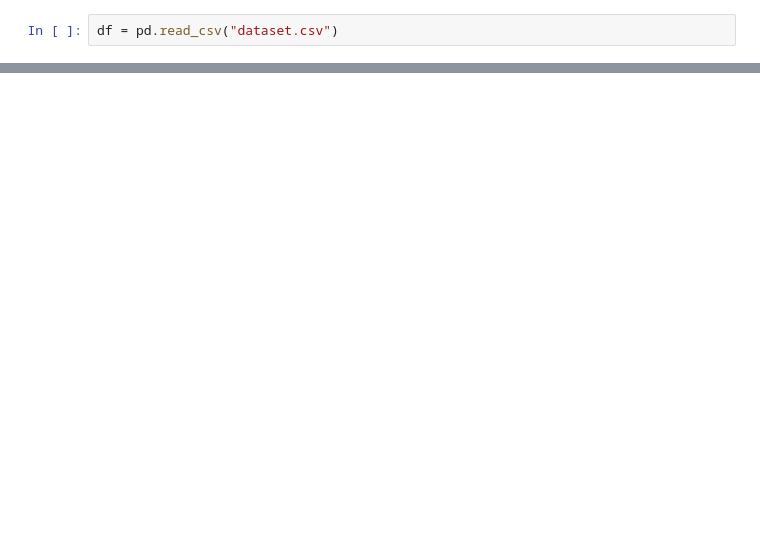
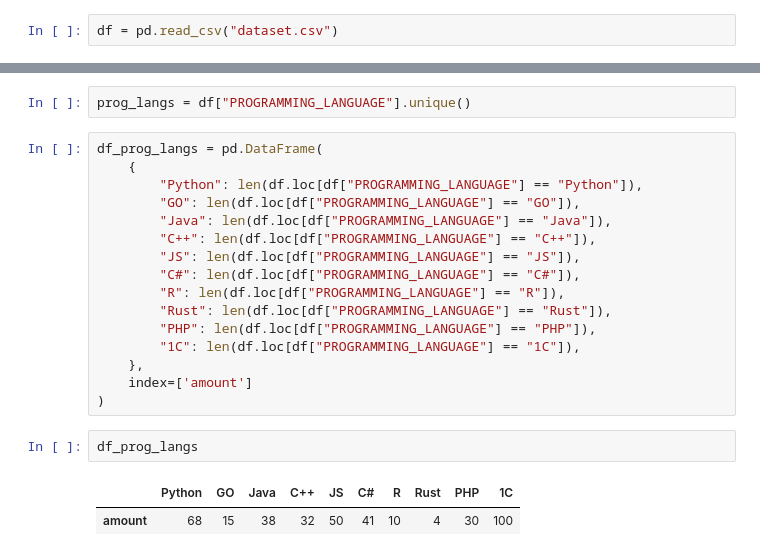
Before and after one commit to sariya23/analysis_hh_vacancies, a Jupyter notebook: main.ipynb, the cells around one changed output, grey strips where cells are left out. Drawn from its saved outputs; the diff is of its cells as text; blank space fills up the shorter version.

```diff
--- a/main.ipynb
+++ b/main.ipynb
@@ -13,0 +57,23 @@ df.head()
+# %%
+prog_langs = df["PROGRAMMING_LANGUAGE"].unique()
+# %%
+df_prog_langs = pd.DataFrame(
+    {
+        "Python": len(df.loc[df["PROGRAMMING_LANGUAGE"] == "Python"]),
+        "GO": len(df.loc[df["PROGRAMMING_LANGUAGE"] == "GO"]),
+        "Java": len(df.loc[df["PROGRAMMING_LANGUAGE"] == "Java"]),
+        "C++": len(df.loc[df["PROGRAMMING_LANGUAGE"] == "C++"]),
+        "JS": len(df.loc[df["PROGRAMMING_LANGUAGE"] == "JS"]),
+        "C#": len(df.loc[df["PROGRAMMING_LANGUAGE"] == "C#"]),
+        "R": len(df.loc[df["PROGRAMMING_LANGUAGE"] == "R"]),
+        "Rust": len(df.loc[df["PROGRAMMING_LANGUAGE"] == "Rust"]),
+        "PHP": len(df.loc[df["PROGRAMMING_LANGUAGE"] == "PHP"]),
+        "1C": len(df.loc[df["PROGRAMMING_LANGUAGE"] == "1C"]),
+    },
+    index=['amount']
+)
+# %%
+df_prog_langs
+# %% [output]
+|  | Python | GO | Java | C++ | JS | C# | R | Rust | PHP | 1C |
+| amount | 68 | 15 | 38 | 32 | 50 | 41 | 10 | 4 | 30 | 100 |
```
Also changed, not shown: parts of 23 cells of this notebook, 1 other file.
